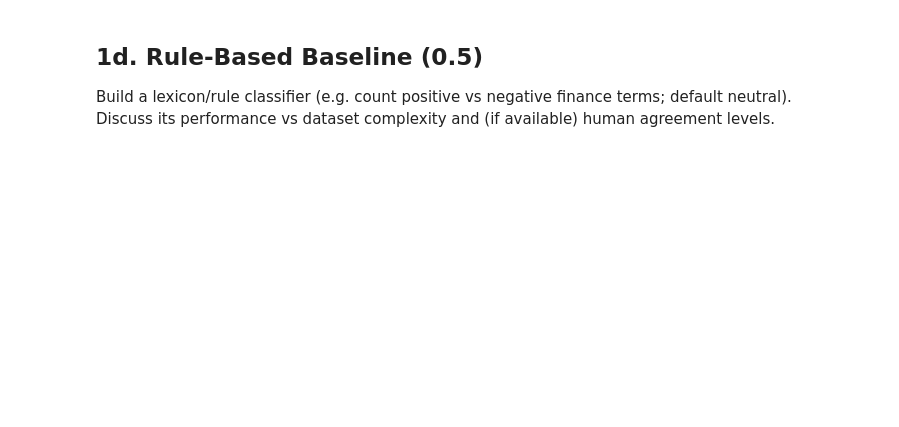
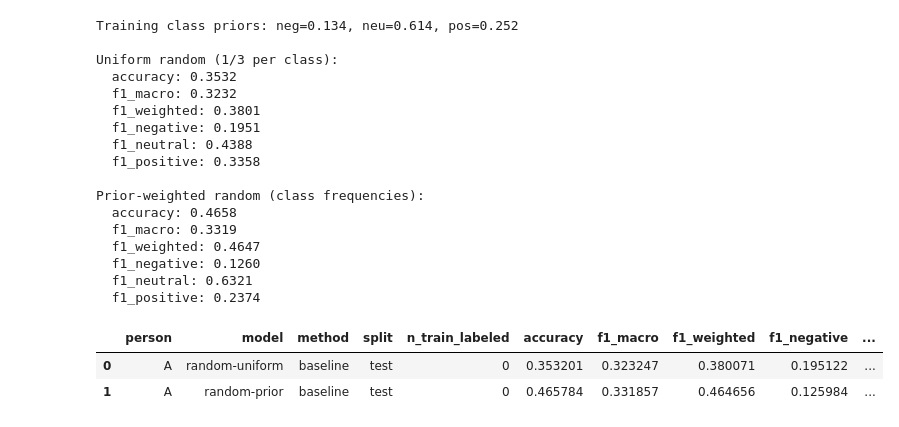
Before and after one commit to cherrylchico/advanced_nlp, a Jupyter notebook: notebooks/part1.ipynb, the cells around one changed output. Drawn from its saved outputs; the diff is of its cells as text; code cells hidden in the pictures; blank space fills up the shorter version.

Commit message:
Part 1 complete: baselines + student-authored analysis

```diff
--- a/notebooks/part1.ipynb
+++ b/notebooks/part1.ipynb
@@ -53,15 +144,43 @@ Expected performance of a random classifier, *with an implementation*. Two natur
 # %%
-# Random baselines on the TEST set
-import numpy as np
+# Random classifiers  # agllm
 y_test = test['label'].to_numpy()
 priors = train['label'].value_counts(normalize=True).sort_index().to_numpy()
+print(f'Training class priors: neg={priors[0]:.3f}, neu={priors[1]:.3f}, pos={priors[2]:.3f}')
+
 rng = np.random.default_rng(SEED)
 y_uniform = rng.integers(0, 3, size=len(y_test))
-y_prior   = rng.choice([0,1,2], size=len(y_test), p=priors)
-print('uniform  ', eu.evaluate(y_test, y_uniform))
-print('prior-wt ', eu.evaluate(y_test, y_prior))
-eu.log_result('random-uniform', 'baseline', 0, eu.evaluate(y_test, y_uniform), person=PERSON)
-eu.log_result('random-prior',   'baseline', 0, eu.evaluate(y_test, y_prior),   person=PERSON)
+y_prior   = rng.choice([0, 1, 2], size=len(y_test), p=priors)
+
+print('\nUniform random (1/3 per class):')
+m_u = eu.evaluate(y_test, y_uniform)
+for k, v in m_u.items():
+    print(f'  {k}: {v:.4f}')
+
+print('\nPrior-weighted random (class frequencies):')
+m_p = eu.evaluate(y_test, y_prior)
+for k, v in m_p.items():
+    print(f'  {k}: {v:.4f}')
+
+eu.log_result('random-uniform', 'baseline', 0, m_u, person=PERSON)
+eu.log_result('random-prior',   'baseline', 0, m_p, person=PERSON)
+# %% [output]
+Training class priors: neg=0.134, neu=0.614, pos=0.252
+
+Uniform random (1/3 per class):
+  accuracy: 0.3532
+  f1_macro: 0.3232
+  f1_weighted: 0.3801
+  f1_negative: 0.1951
+  f1_neutral: 0.4388
+  f1_positive: 0.3358
+
+Prior-weighted random (class frequencies):
+  accuracy: 0.4658
+  f1_macro: 0.3319
+  f1_weighted: 0.4647
+  f1_negative: 0.1260
+  f1_neutral: 0.6321
+  f1_positive: 0.2374
+|  | person | model | method | split | n_train_labeled | accuracy | f1_macro | f1_weighted | f1_negative | ... |
+| 0 | A | random-uniform | baseline | test | 0 | 0.353201 | 0.323247 | 0.380071 | 0.195122 | ... |
+| 1 | A | random-prior | baseline | test | 0 | 0.465784 | 0.331857 | 0.464656 | 0.125984 | ... |
-# %% [markdown]
-## 1d. Rule-Based Baseline (0.5)
-Build a lexicon/rule classifier (e.g. count positive vs negative finance terms; default neutral). Discuss its performance vs dataset complexity and (if available) human agreement levels.
```
Also changed, not shown: parts of 13 cells of this notebook, 1 other file.
